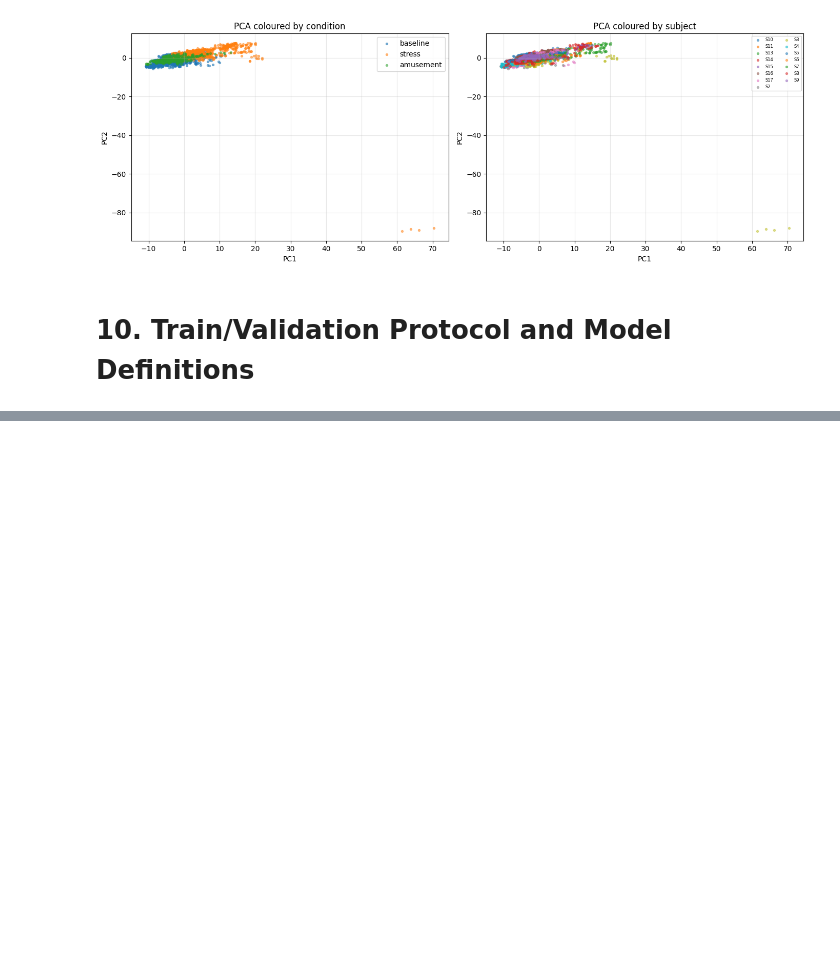
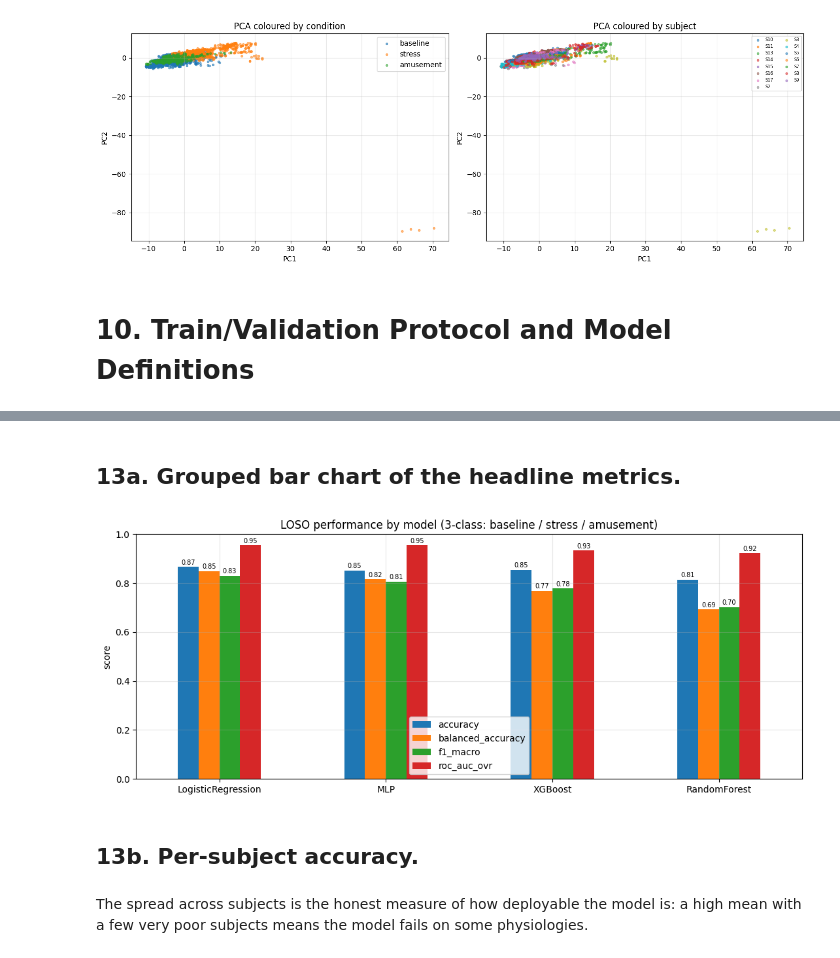
Before and after one commit to plavizmaj/Wearable_Stress_and_Affect_Detection, a Jupyter notebook: WESAD_(Wearable_Stress_and_Affect_Detection).ipynb, the cells around one changed output, grey strips where cells are left out. Saved outputs shown, nothing was run; the diff lists cells and outputs as text; code cells hidden in the pictures; blank space fills up the shorter version.

Commit message:
Train/validation protocol, model definitions, hyperparameter tuning, LOSO evaluation and model comparison

```diff
--- a/WESAD_(Wearable_Stress_and_Affect_Detection).ipynb
+++ b/WESAD_(Wearable_Stress_and_Affect_Detection).ipynb
@@ -982,0 +1123,5 @@ plt.show()
+# %%
+tuned = {}
+for name, (estimator, grid) in MODELS.items():
+    best_est, best_params, best_score = tune(name, estimator, grid, X, y, groups_subj)
+    tuned[name] = {"estimator": best_est, "params": best_params, "cv_f1": best_score}
@@ -982,0 +1135,12 @@ plt.show()
+# %%
+results = {}
+for name, info in tuned.items():
+    t0 = time.time()
+    y_pred, y_proba, per_subj = run_loso(info["estimator"], X, y, groups_subj,
+                                         n_classes=len(CLASSES))
+    metrics = score_predictions(y, y_pred, y_proba, CLASSES)
+    results[name] = {"y_pred": y_pred, "y_proba": y_proba,
+                     "per_subject": per_subj, "metrics": metrics}
+    print(f"{name:<20} acc={metrics['accuracy']:.4f}  "
+          f"f1_macro={metrics['f1_macro']:.4f}  "
+          f"auc={metrics['roc_auc_ovr']:.4f}  ({time.time() - t0:.0f} s)")
@@ -982,0 +1152,6 @@ plt.show()
+# %%
+# Per-class detail for every model.
+for name, res in results.items():
+    print(f"\n===== {name} (LOSO, out-of-fold) =====")
+    print(classification_report(y, res["y_pred"], target_names=CLASSES,
+                                digits=3, zero_division=0))
@@ -982,0 +1178,10 @@ plt.show()
+# %%
+comparison = pd.DataFrame(
+    {name: res["metrics"] for name, res in results.items()}
+).T.sort_values("f1_macro", ascending=False).round(4)
+comparison.insert(0, "cv_f1_tuning", [tuned[n]["cv_f1"] for n in comparison.index])
+print("LOSO model comparison (3-class task):")
+print(comparison.round(4))
+
+BEST_MODEL = comparison.index[0]
+print(f"\nBest model by macro F1: {BEST_MODEL}")
@@ -982,0 +1197,19 @@ plt.show()
+# %% [markdown]
+## 13a. Grouped bar chart of the headline metrics.
+# %%
+metric_cols = ["accuracy", "balanced_accuracy", "f1_macro", "roc_auc_ovr"]
+ax = comparison[metric_cols].plot(kind="bar", figsize=(11, 4.5))
+ax.set_ylim(0, 1.0)
+ax.set_ylabel("score")
+ax.set_title("LOSO performance by model (3-class: baseline / stress / amusement)")
+for container in ax.containers:
+    ax.bar_label(container, fmt="%.2f", fontsize=7, padding=1)
+plt.xticks(rotation=0)
+plt.tight_layout()
+plt.show()
+# %% [output]
+[figure, added]
+# %% [markdown]
+## 13b. Per-subject accuracy.
+# %% [markdown]
+The spread across subjects is the honest measure of how deployable the model is: a high mean with a few very poor subjects means the model fails on some physiologies.
```
Also changed, not shown: parts of 21 cells of this notebook.
